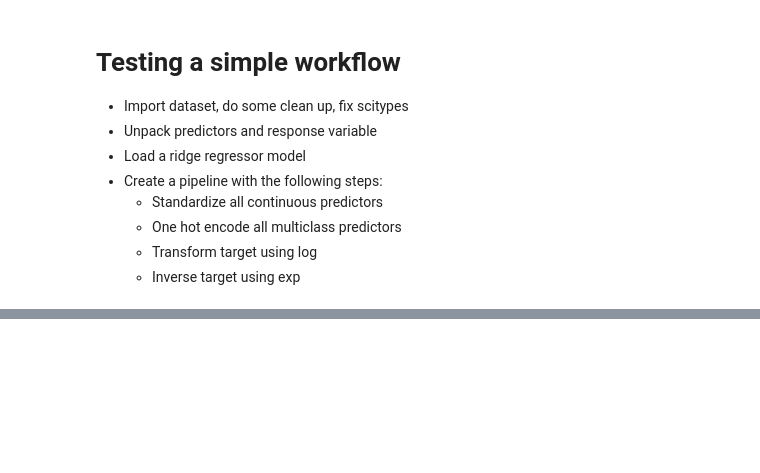
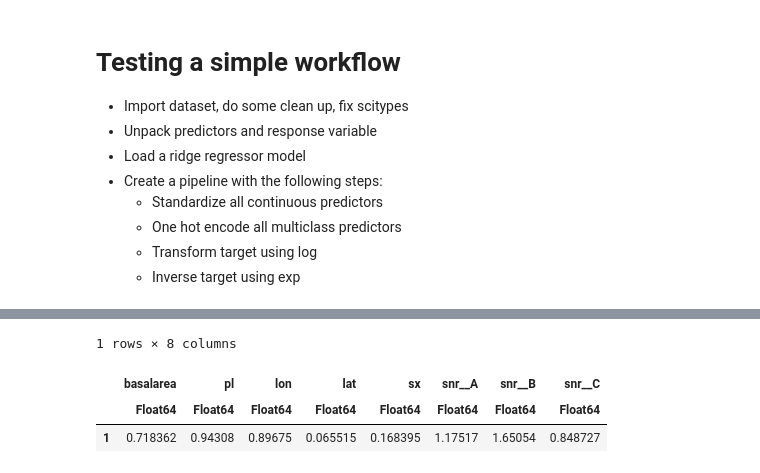
Before and after one commit to julionovoa/jl-sandbox, a Jupyter notebook: code/a-simple-mlj-workflow.ipynb, the cells around one changed output, grey strips where cells are left out. Cells and saved outputs as stored; diff of their text form; code cells hidden in the pictures; blank space fills up the shorter version.

```diff
--- a/code/a-simple-mlj-workflow.ipynb
+++ b/code/a-simple-mlj-workflow.ipynb
@@ -37,0 +98,2 @@ fit!(mach)
+# %%
+fp = fitted_params(mach)
@@ -37,0 +107,7 @@ fit!(mach)
+# %%
+DataFrame(fp.ridge_regressor.coefs) |> x -> abs.(x)
+# %% [output]
+1 rows × 8 columns
+|  | basalarea | pl | lon | lat | sx | snr__A | snr__B | snr__C |
+|  | Float64 | Float64 | Float64 | Float64 | Float64 | Float64 | Float64 | Float64 |
+| 1 | 0.718362 | 0.94308 | 0.89675 | 0.065515 | 0.168395 | 1.17517 | 1.65054 | 0.848727 |
```
Also changed, not shown: parts of 10 cells of this notebook.
